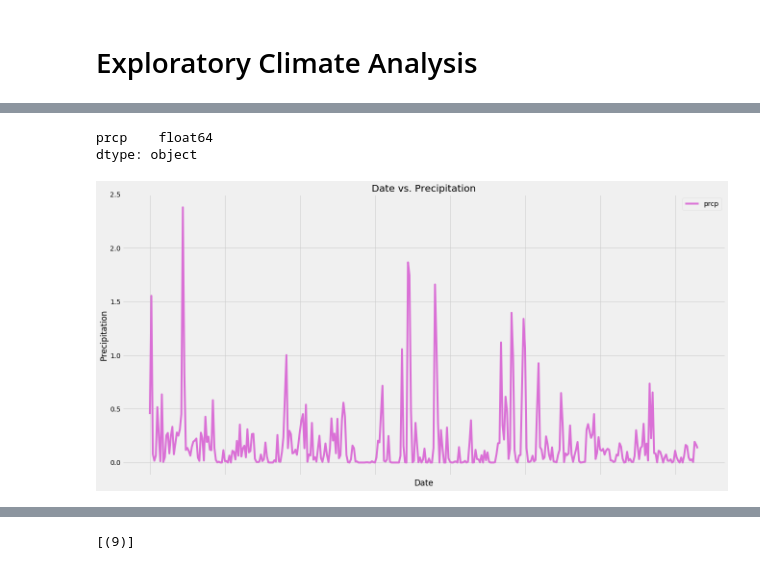
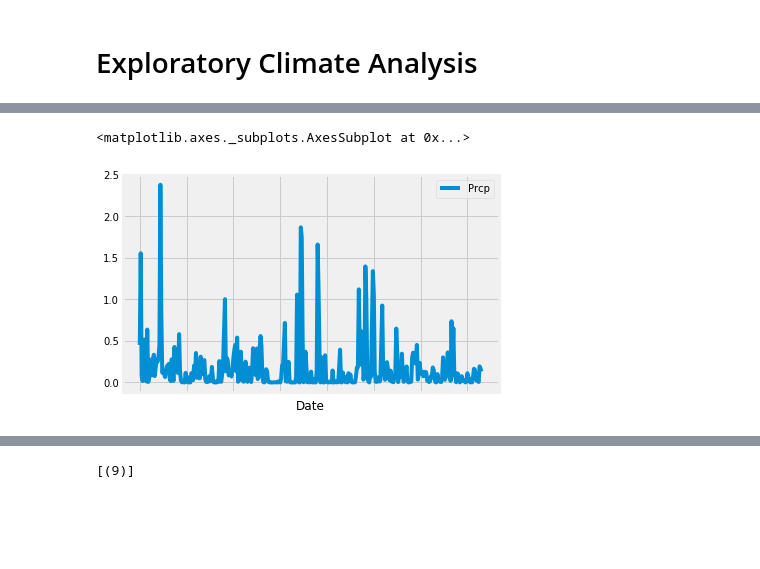
Before and after one commit to kelya91/SqlAlchemy, a Jupyter notebook: climate_starter.ipynb, the cells around one changed output, grey strips where cells are left out. Saved outputs shown, nothing was run; the diff lists cells and outputs as text; code cells hidden in the pictures; blank space fills up the shorter version.

```diff
--- a/climate_starter.ipynb
+++ b/climate_starter.ipynb
@@ -121,26 +121,10 @@ precipitation_df.sort_values("date").head()
 | 2016-08-26 | 0.016667 |
 | 2016-08-27 | 0.064000 |
 # %%
-precipitation_df.dtypes
+precipitation_df.plot()
 # %% [output]
-prcp    float64
-dtype: object
+<matplotlib.axes._subplots.AxesSubplot at 0x...>
+[figure, added]
-# %%
-# Use Pandas Plotting with Matplotlib to plot the data
-precipitation_df.plot(kind="line",
-               x=None,
-               y="prcp",
-               grid=True,
-               figsize=(20,10),
-               color="orchid",
-               title="Date vs. Precipitation")
-
-plt.xlabel("Date")
-plt.ylabel("Precipitation")
-
-plt.show()
-# %% [output]
-[figure, removed]
 # %%
 # Use Pandas to calcualte the summary statistics for the precipitation data
 precipitation_df.describe()
```
Also changed, not shown: parts of 17 cells of this notebook, 5 other files.
